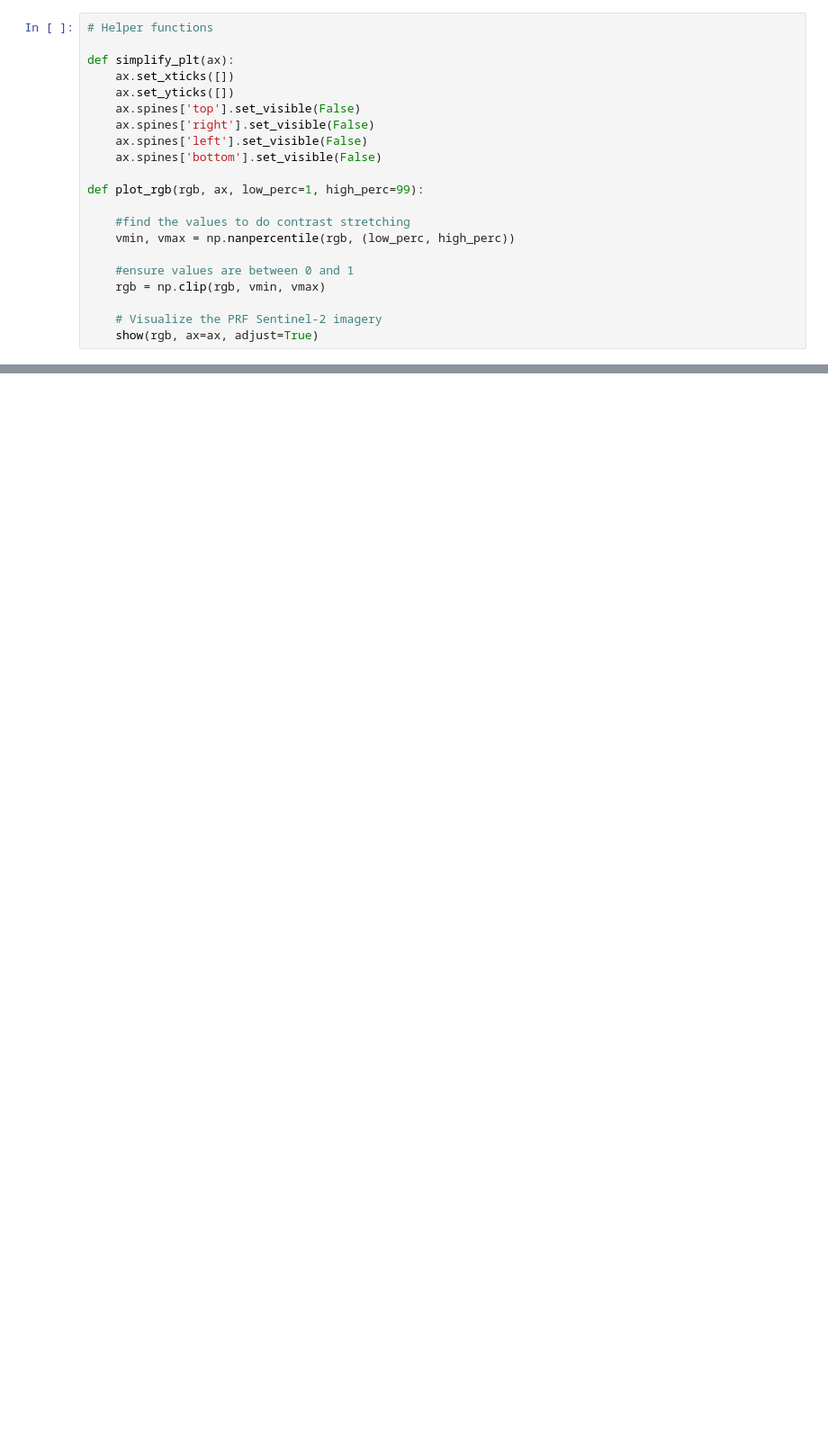
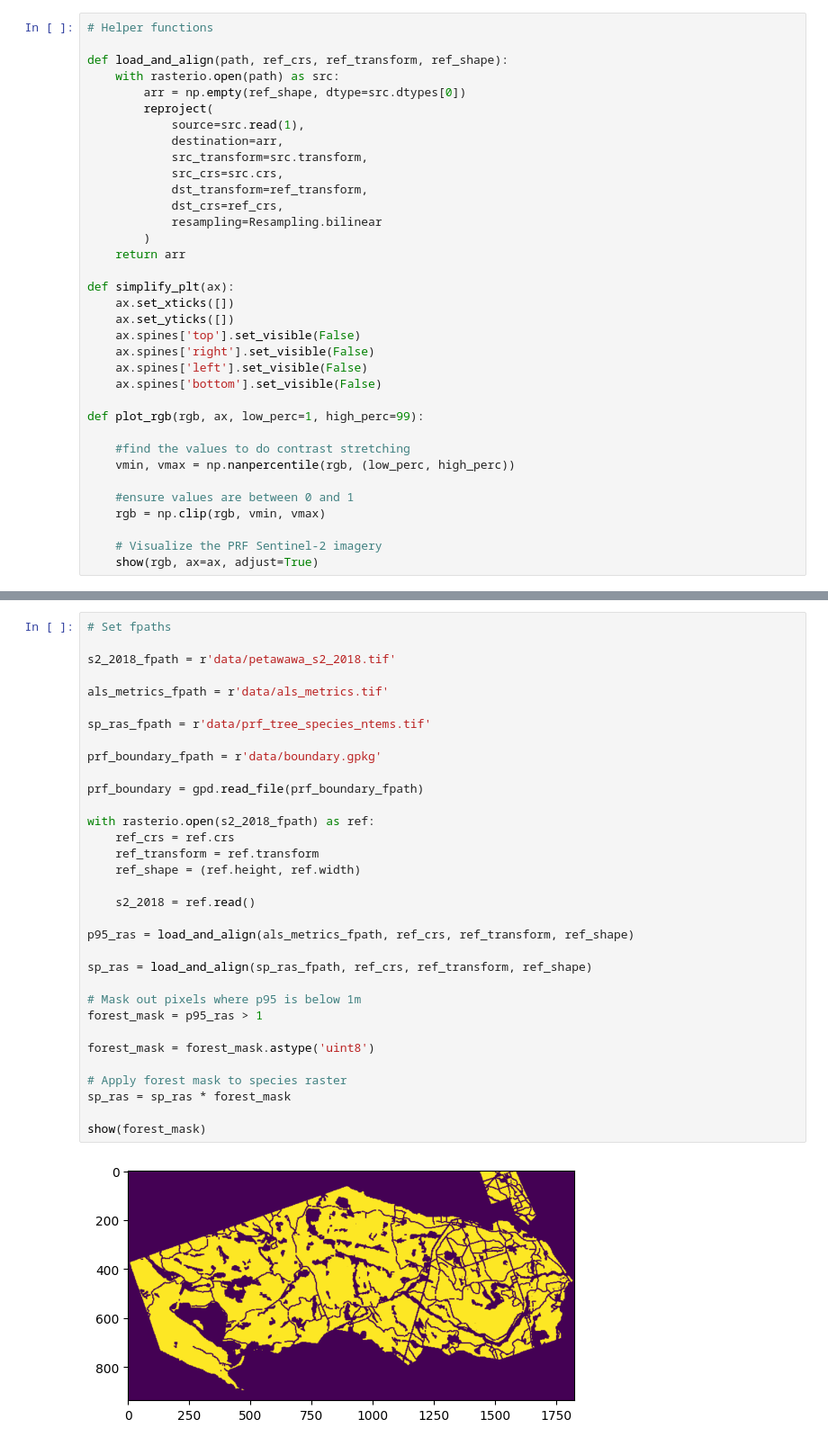
Before and after one commit to subornaa/Data-Analytics-Tutorials, a Jupyter notebook: Deep_Learning.ipynb, the cells around one changed output, grey strips where cells are left out. Shown at 90% size. Drawn from its saved outputs; the diff is of its cells as text; blank space fills up the shorter version.

```diff
--- a/Deep_Learning.ipynb
+++ b/Deep_Learning.ipynb
@@ -34,5 +43,19 @@ from matplotlib import pyplot as plt
 # %%
 # Helper functions
+
+def load_and_align(path, ref_crs, ref_transform, ref_shape):
+    with rasterio.open(path) as src:
+        arr = np.empty(ref_shape, dtype=src.dtypes[0])
+        reproject(
+            source=src.read(1),
+            destination=arr,
+            src_transform=src.transform,
+            src_crs=src.crs,
+            dst_transform=ref_transform,
+            dst_crs=ref_crs,
+            resampling=Resampling.bilinear
+        )
+    return arr
 
 def simplify_plt(ax):
     ax.set_xticks([])
@@ -134,0 +78,35 @@ sp_code_df
+# %%
+# Set fpaths
+
+s2_2018_fpath = r'data/petawawa_s2_2018.tif'
+
+als_metrics_fpath = r'data/als_metrics.tif'
+
+sp_ras_fpath = r'data/prf_tree_species_ntems.tif'
+
+prf_boundary_fpath = r'data/boundary.gpkg'
+
+prf_boundary = gpd.read_file(prf_boundary_fpath)
+
+with rasterio.open(s2_2018_fpath) as ref:
+    ref_crs = ref.crs
+    ref_transform = ref.transform
+    ref_shape = (ref.height, ref.width)
+
+    s2_2018 = ref.read()
+
+p95_ras = load_and_align(als_metrics_fpath, ref_crs, ref_transform, ref_shape)
+
+sp_ras = load_and_align(sp_ras_fpath, ref_crs, ref_transform, ref_shape)
+
+# Mask out pixels where p95 is below 1m
+forest_mask = p95_ras > 1
+
+forest_mask = forest_mask.astype('uint8')
+
+# Apply forest mask to species raster
+sp_ras = sp_ras * forest_mask
+
+show(forest_mask)
+# %% [output]
+[figure, added]
```
Also changed, not shown: parts of 16 cells of this notebook.
